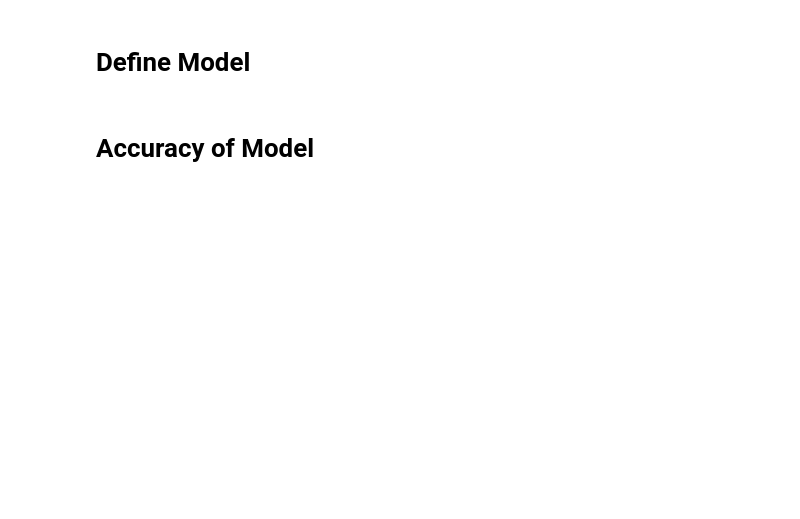
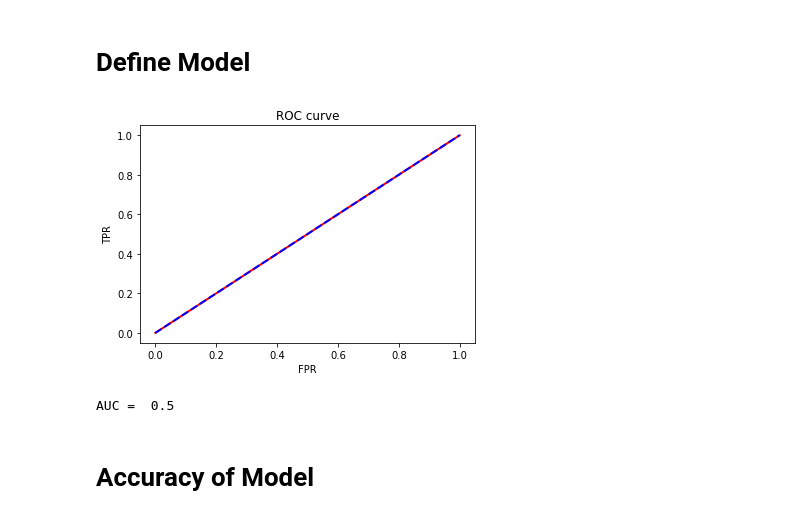
Before and after one commit to deepsideoflearning/ML-Lectures-Series1, a Jupyter notebook: Lecture6/Logistic Regression on Iris.ipynb, the cells around one changed output. Drawn from its saved outputs; the diff is of its cells as text; code cells hidden in the pictures; blank space fills up the shorter version.

```diff
--- a/Lecture6/Logistic Regression on Iris.ipynb
+++ b/Lecture6/Logistic Regression on Iris.ipynb
@@ -128,3 +129,9 @@ model = LogisticRegression_hand(X, lr=0.1, num_iter=300000, fit_intercept=True,
+# %%
+preds2 = model.predict_prob(X)
+plot_ROC_pyplot(preds2, y)
+# %% [output]
+[figure, added]
+AUC =  0.5
 # %% [markdown]
 # Accuracy of Model
 # %%
```
Also changed, not shown: parts of 17 cells of this notebook, 8 other files.
